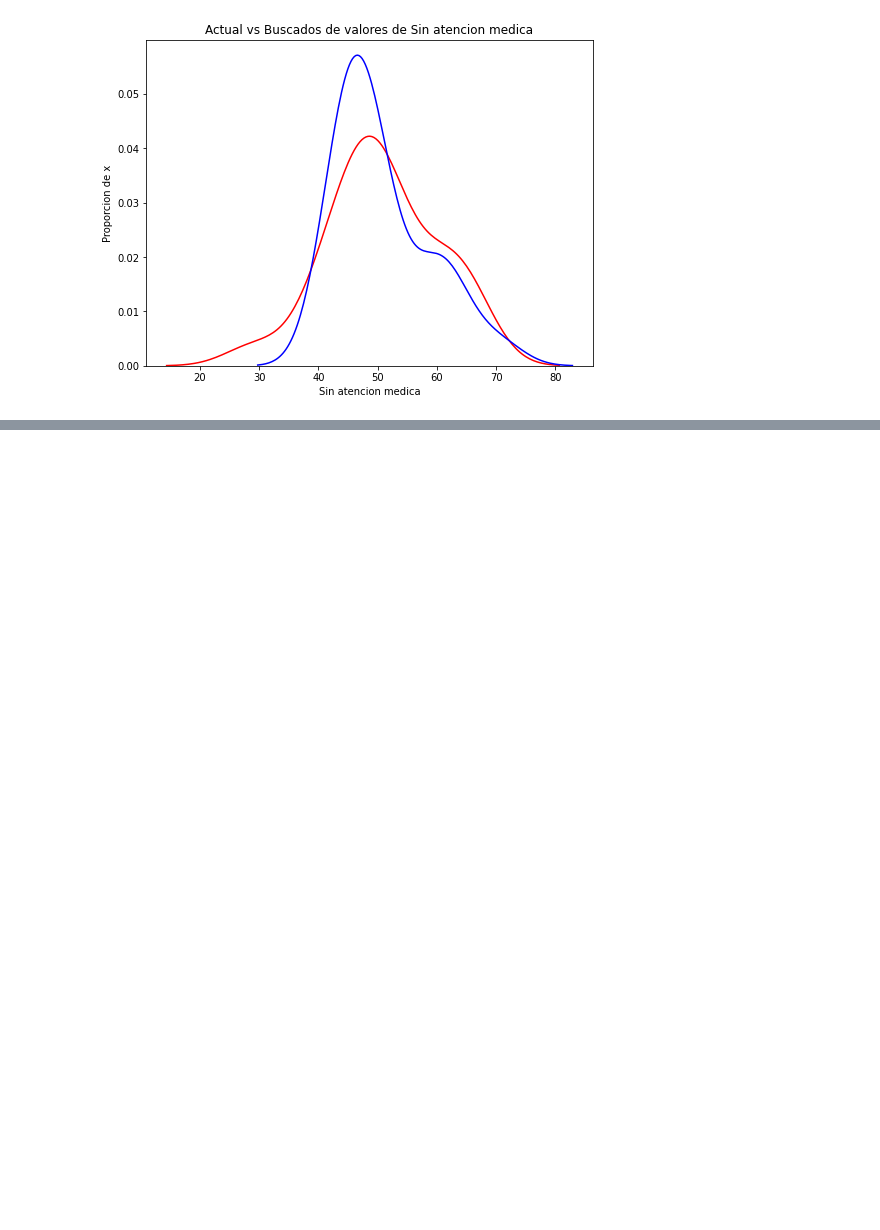
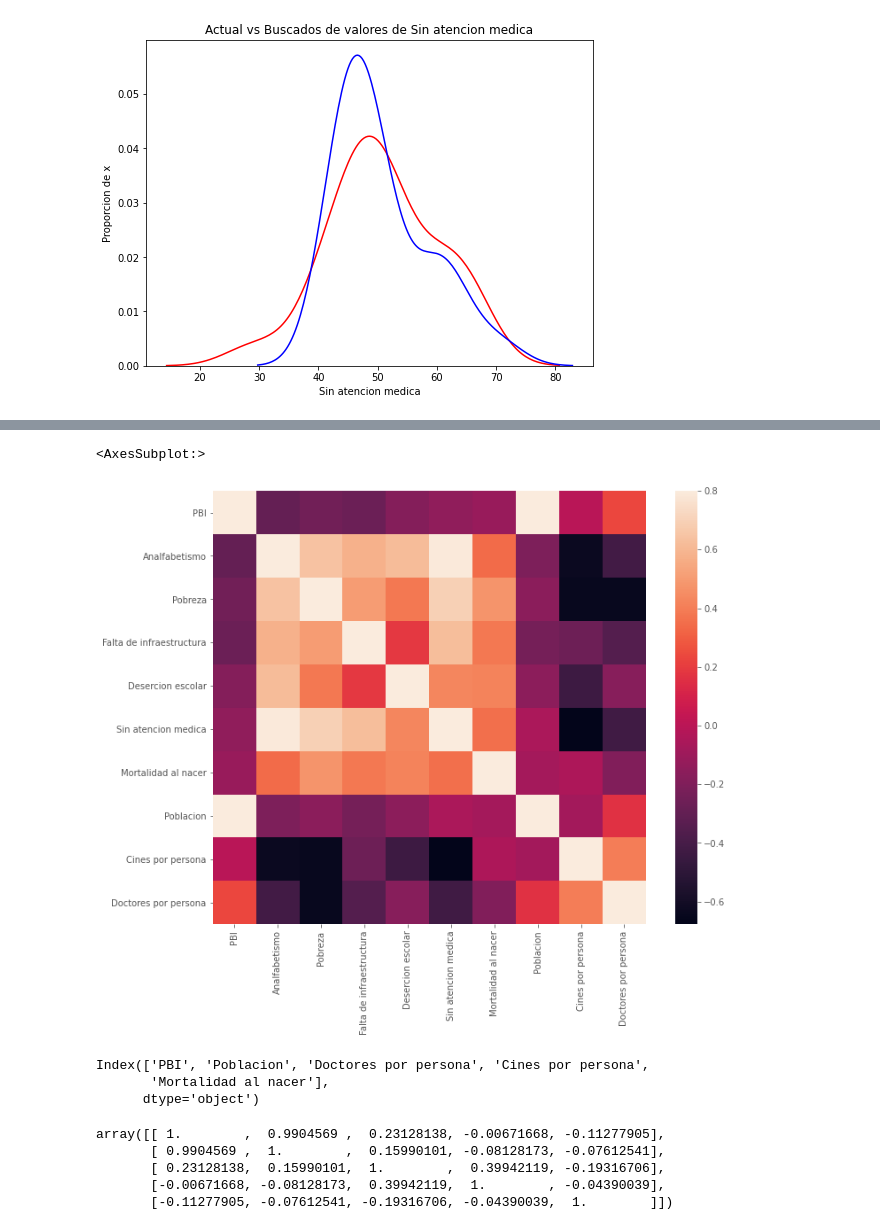
Before and after one commit to NestorDiazDataSC/Analisis-Data-Argentina, a Jupyter notebook: Analisis Argentina.ipynb, the cells around one changed output, grey strips where cells are left out. Saved outputs shown, nothing was run; the diff lists cells and outputs as text; code cells hidden in the pictures; blank space fills up the shorter version.

```diff
--- a/Analisis Argentina.ipynb
+++ b/Analisis Argentina.ipynb
@@ -333,16 +329,0 @@ plt.close()
-# %%
-# Importamos lo que se necesita
-import numpy as np
-import pandas as pd
-import seaborn as sb
-import matplotlib.pyplot as plt
-%matplotlib inline
-plt.rcParams['figure.figsize'] = (16, 9)
-plt.style.use('ggplot')
-from sklearn import tree
-from sklearn.metrics import accuracy_score
-from sklearn.model_selection import KFold
-from sklearn.model_selection import cross_val_score
-from IPython.display import Image as PImage
-from subprocess import check_call
-from PIL import Image, ImageDraw, ImageFont
@@ -382,0 +332,3 @@ dtype: int64
+# %%
+Cormat = df.corr()
+Cormat
@@ -382,0 +347,9 @@ dtype: int64
+# %%
+f, ax = plt.subplots(figsize=(12,9))
+sns.heatmap(Cormat, vmax=.8, square=True)
+# vmax: Hasta donde llega el gradiente, el difuminado de color, si fuera 1 seria hasta ser totalmente blanco.
+
+# Interpretación: Mientras mas claro sean los colores, mayor correlación habra entre variables.
+# %% [output]
+<AxesSubplot:>
+[figure, added]
@@ -382,0 +362,6 @@ dtype: int64
+# %%
+cols # Me va a decir las 5 variables mas relacionadas con PBI
+# %% [output]
+Index(['PBI', 'Poblacion', 'Doctores por persona', 'Cines por persona',
+       'Mortalidad al nacer'],
+      dtype='object')
@@ -382,0 +371,8 @@ dtype: int64
+# %%
+cm
+# %% [output]
+array([[ 1.        ,  0.9904569 ,  0.23128138, -0.00671668, -0.11277905],
+       [ 0.9904569 ,  1.        ,  0.15990101, -0.08128173, -0.07612541],
+       [ 0.23128138,  0.15990101,  1.        ,  0.39942119, -0.19316706],
+       [-0.00671668, -0.08128173,  0.39942119,  1.        , -0.04390039],
+       [-0.11277905, -0.07612541, -0.19316706, -0.04390039,  1.        ]])
```
Also changed, not shown: parts of 25 cells of this notebook.
